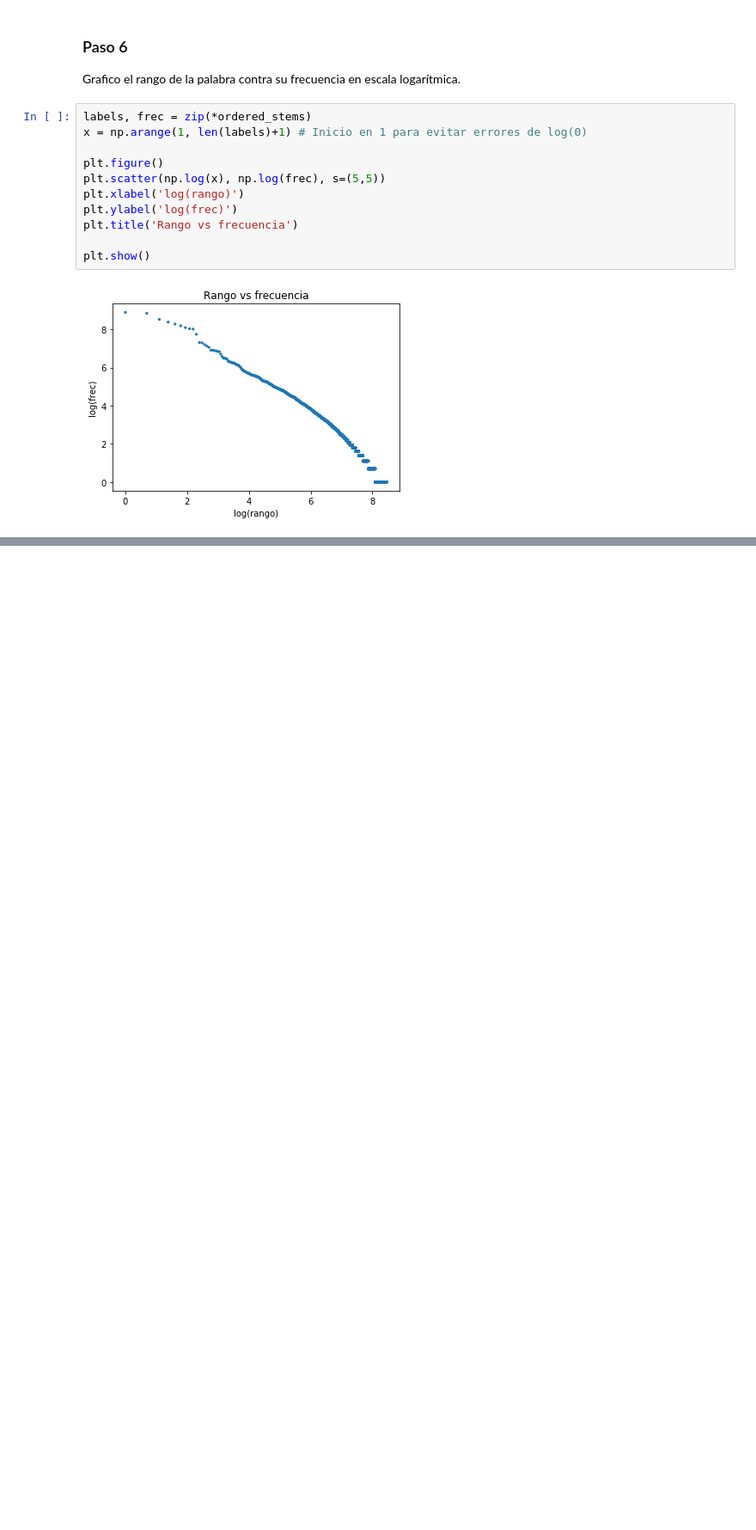
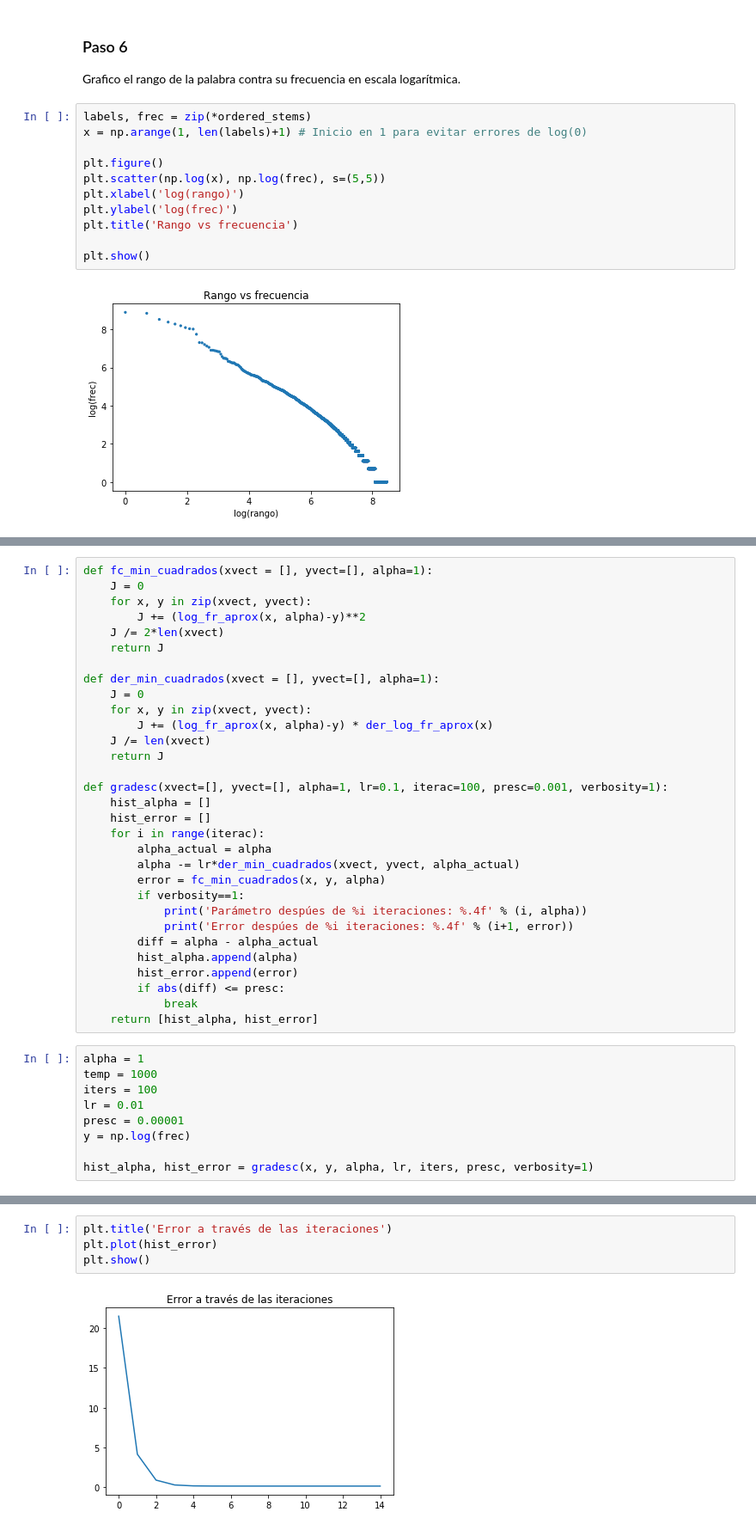
Before and after one commit to gandresto/PLN-2020-2, a Jupyter notebook: Prácticas/1/p1-curva-zipf.ipynb, the cells around one changed output, grey strips where cells are left out. Shown at 86% size. Drawn from its saved outputs; the diff is of its cells as text; blank space fills up the shorter version.

```diff
--- a/Prácticas/1/p1-curva-zipf.ipynb
+++ b/Prácticas/1/p1-curva-zipf.ipynb
@@ -100,0 +175,40 @@ plt.show()
+# %%
+def fc_min_cuadrados(xvect = [], yvect=[], alpha=1):
+    J = 0
+    for x, y in zip(xvect, yvect):
+        J += (log_fr_aprox(x, alpha)-y)**2
+    J /= 2*len(xvect)
+    return J
+
+def der_min_cuadrados(xvect = [], yvect=[], alpha=1):
+    J = 0
+    for x, y in zip(xvect, yvect):
+        J += (log_fr_aprox(x, alpha)-y) * der_log_fr_aprox(x)
+    J /= len(xvect)
+    return J
+
+def gradesc(xvect=[], yvect=[], alpha=1, lr=0.1, iterac=100, presc=0.001, verbosity=1):
+    hist_alpha = []
+    hist_error = []
+    for i in range(iterac):
+        alpha_actual = alpha
+        alpha -= lr*der_min_cuadrados(xvect, yvect, alpha_actual)
+        error = fc_min_cuadrados(x, y, alpha)
+        if verbosity==1:
+            print('Parámetro despúes de %i iteraciones: %.4f' % (i, alpha))
+            print('Error despúes de %i iteraciones: %.4f' % (i+1, error))
+        diff = alpha - alpha_actual
+        hist_alpha.append(alpha)
+        hist_error.append(error)
+        if abs(diff) <= presc:
+            break
+    return [hist_alpha, hist_error]
+# %%
+alpha = 1
+temp = 1000
+iters = 100
+lr = 0.01
+presc = 0.00001
+y = np.log(frec)
+
+hist_alpha, hist_error = gradesc(x, y, alpha, lr, iters, presc, verbosity=1)
@@ -100,0 +233,6 @@ plt.show()
+# %%
+plt.title('Error a través de las iteraciones')
+plt.plot(hist_error)
+plt.show()
+# %% [output]
+[figure, added]
```
Also changed, not shown: parts of 10 cells of this notebook, 1 other file.
